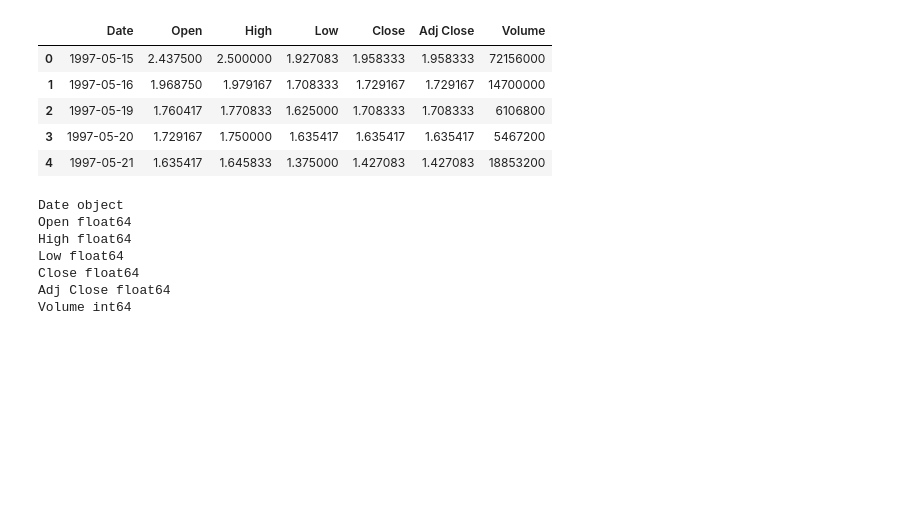
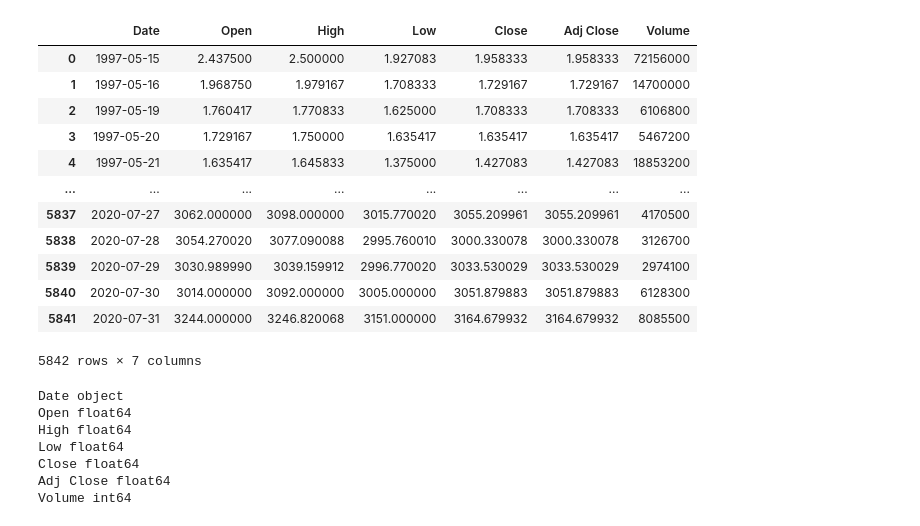
Before and after one commit to tymefighter/Forecast, a Jupyter notebook: notebooks/forecast-amazon-dataset.ipynb, the cells around one changed output. Cells and saved outputs as stored; diff of their text form; code cells hidden in the pictures; blank space fills up the shorter version.

```diff
--- a/notebooks/forecast-amazon-dataset.ipynb
+++ b/notebooks/forecast-amazon-dataset.ipynb
@@ -9,13 +14,20 @@ from ts.data.dataset import AmazonStockPrice
 # %%
 stock_df = AmazonStockPrice.loadData('/Users/ahmed/Downloads/Datasets/amazonStockPrice')
-stock_df.head()
+stock_df
 # %% [output]
 |  | Date | Open | High | Low | Close | Adj Close | Volume |
 | 0 | 1997-05-15 | 2.437500 | 2.500000 | 1.927083 | 1.958333 | 1.958333 | 72156000 |
 | 1 | 1997-05-16 | 1.968750 | 1.979167 | 1.708333 | 1.729167 | 1.729167 | 14700000 |
 | 2 | 1997-05-19 | 1.760417 | 1.770833 | 1.625000 | 1.708333 | 1.708333 | 6106800 |
 | 3 | 1997-05-20 | 1.729167 | 1.750000 | 1.635417 | 1.635417 | 1.635417 | 5467200 |
 | 4 | 1997-05-21 | 1.635417 | 1.645833 | 1.375000 | 1.427083 | 1.427083 | 18853200 |
+| ... | ... | ... | ... | ... | ... | ... | ... |
+| 5837 | 2020-07-27 | 3062.000000 | 3098.000000 | 3015.770020 | 3055.209961 | 3055.209961 | 4170500 |
+| 5838 | 2020-07-28 | 3054.270020 | 3077.090088 | 2995.760010 | 3000.330078 | 3000.330078 | 3126700 |
+| 5839 | 2020-07-29 | 3030.989990 | 3039.159912 | 2996.770020 | 3033.530029 | 3033.530029 | 2974100 |
+| 5840 | 2020-07-30 | 3014.000000 | 3092.000000 | 3005.000000 | 3051.879883 | 3051.879883 | 6128300 |
+| 5841 | 2020-07-31 | 3244.000000 | 3246.820068 | 3151.000000 | 3164.679932 | 3164.679932 | 8085500 |
+5842 rows × 7 columns
 # %%
 column_names = list(stock_df.columns)
 
```
Also changed, not shown: parts of 25 cells of this notebook.
